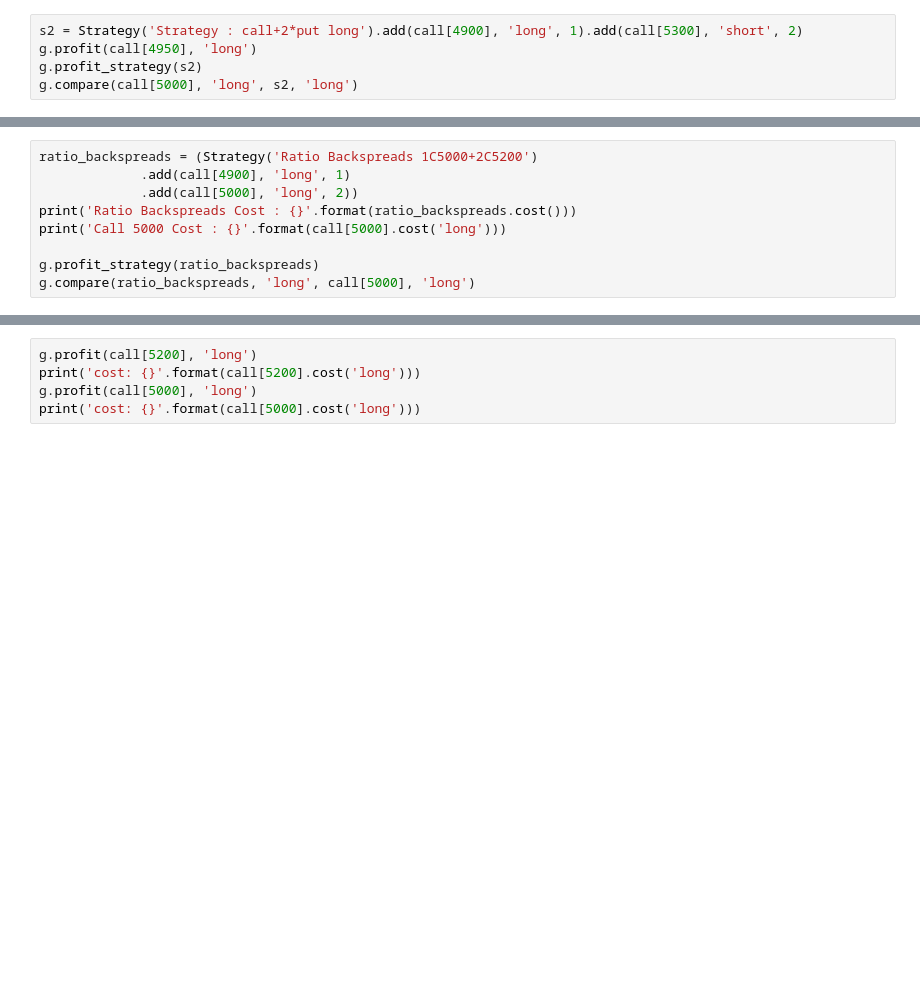
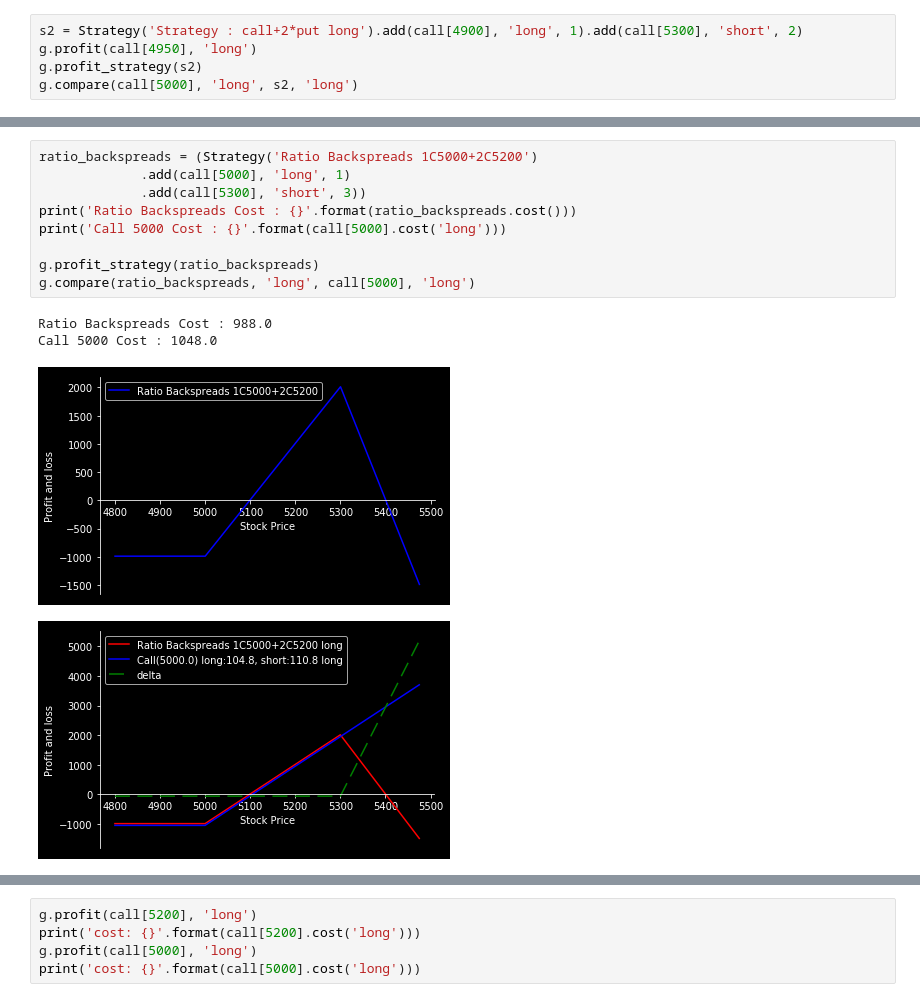
Before and after one commit to splanquart/spoption, a Jupyter notebook: test scrapper.ipynb, the cells around one changed output, grey strips where cells are left out. Cells and saved outputs as stored; diff of their text form; blank space fills up the shorter version.

```diff
--- a/test scrapper.ipynb
+++ b/test scrapper.ipynb
@@ -37,11 +122,16 @@ g.compare(call[5100], 'long', butterfly, 'long')
 # %%
 ratio_backspreads = (Strategy('Ratio Backspreads 1C5000+2C5200')
-             .add(call[4900], 'long', 1)
-             .add(call[5000], 'long', 2))
+             .add(call[5000], 'long', 1)
+             .add(call[5300], 'short', 3))
 print('Ratio Backspreads Cost : {}'.format(ratio_backspreads.cost()))
 print('Call 5000 Cost : {}'.format(call[5000].cost('long')))
 
 g.profit_strategy(ratio_backspreads)
 g.compare(ratio_backspreads, 'long', call[5000], 'long')
+# %% [output]
+Ratio Backspreads Cost : 988.0
+Call 5000 Cost : 1048.0
+[figure, added]
+[figure, added]
 # %%
 straddle = (Strategy('Straddle C5100+P5100')
```
Also changed, not shown: parts of 12 cells of this notebook, 3 other files.
